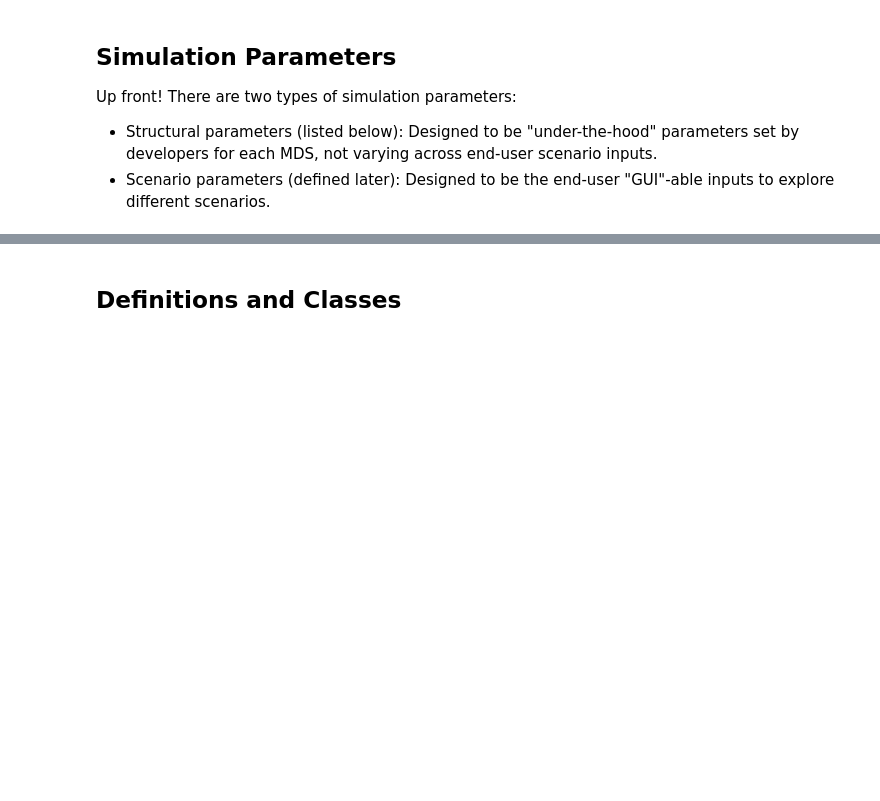
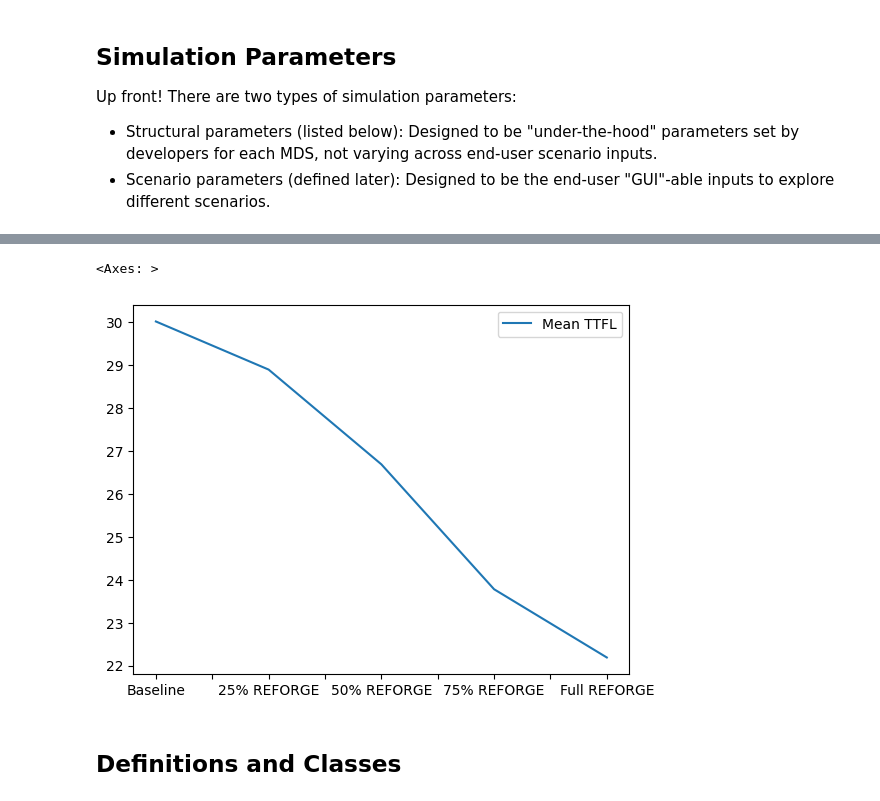
Before and after one commit to ialara/actf, a Jupyter notebook: f22_reforge_cases.ipynb, the cells around one changed output, grey strips where cells are left out. Drawn from its saved outputs; the diff is of its cells as text; code cells hidden in the pictures; blank space fills up the shorter version.

```diff
--- a/f22_reforge_cases.ipynb
+++ b/f22_reforge_cases.ipynb
@@ -306,2 +1391,13 @@ daily_INX_tails_pct = 0.3
+# %%
+mean_ttfls = [case['mean_ttfl'] for case in runs_by_case]
+mean_absorptions = [case['mean_absorption'] for case in runs_by_case]
+sorties = [case['sortie_gen'] for case in runs_by_case]
+
+df = pd.DataFrame({"Mean TTFL": mean_ttfls, "Mean Absorption per Year": mean_absorptions, "Pre-Attrition Monthly Sorties": 400}, index=["Baseline", "25% REFORGE", "50% REFORGE", "75% REFORGE", "Full REFORGE"])
+
+df.plot(y="Mean TTFL")
+# %% [output]
+<Axes: >
+[figure, added]
 # %% [markdown]
 ## Definitions and Classes
```
Also changed, not shown: parts of 7 cells of this notebook.
